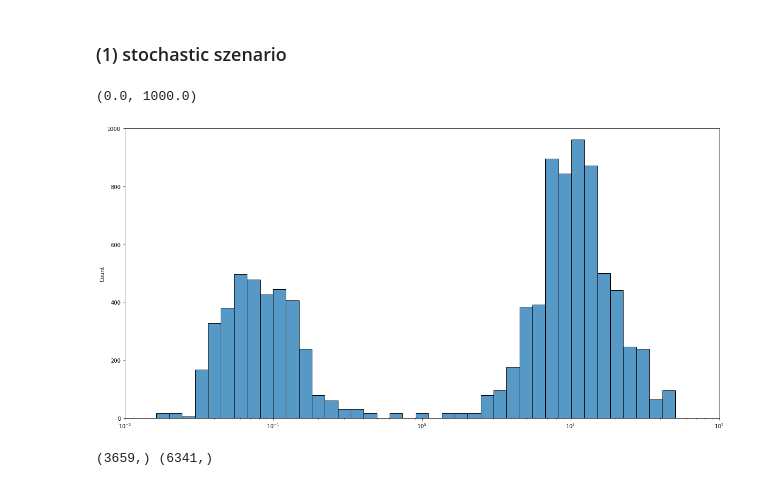
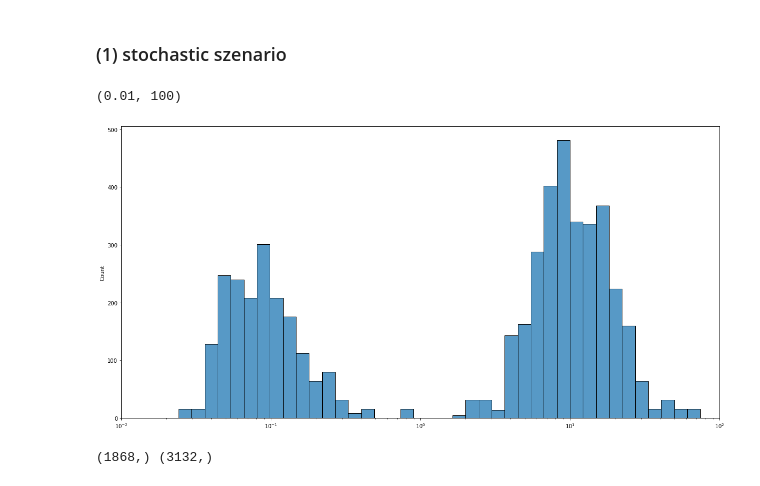
Before and after one commit to martinfg/modelling-nanog-variability, a Jupyter notebook: notebook.ipynb, the cells around one changed output. Saved outputs shown, nothing was run; the diff lists cells and outputs as text; code cells hidden in the pictures.

```diff
--- a/notebook.ipynb
+++ b/notebook.ipynb
@@ -534,7 +526,7 @@ OS_0 = 53.117
 N_0 = 1
 
 # population parameter
-num_cells = 10000
+num_cells = 5000
 # %%
 # run simulation for tf_init-time to init population
 
@@ -552,16 +544,15 @@ with mp.Pool(mp.cpu_count()) as pool:
 # %%
 # plot nanog levels within population
 fig, ax = plt.subplots()
 sns.histplot(init_state, bins=40, ax=ax, kde=False, log_scale=True, line_kws={"lw":5, 'linestyle':'--'})
 ax.set_xlim(10**-2, 10**2)
-ax.set_ylim(0, 1000)
 # %% [output]
-(0.0, 1000.0)
+(0.01, 100)
-[figure, old version]
+[figure, new version]
 # %%
-# seperate cells into nanog high / low
+# separate cells into nanog high / low
 n_low_cells = init_state[init_state <= hi_lo_thresh]
 n_high_cells = init_state[init_state > hi_lo_thresh]
 print(n_low_cells.shape, n_high_cells.shape)
 # %% [output]
-(3659,) (6341,)
+(1868,) (3132,)
```
Also changed, not shown: parts of 38 cells of this notebook.
